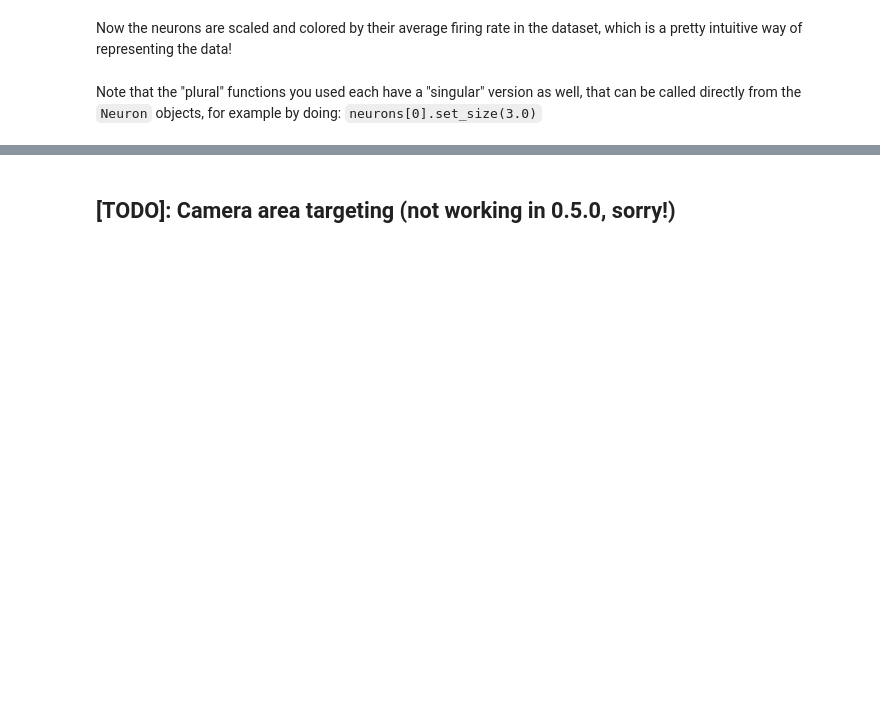
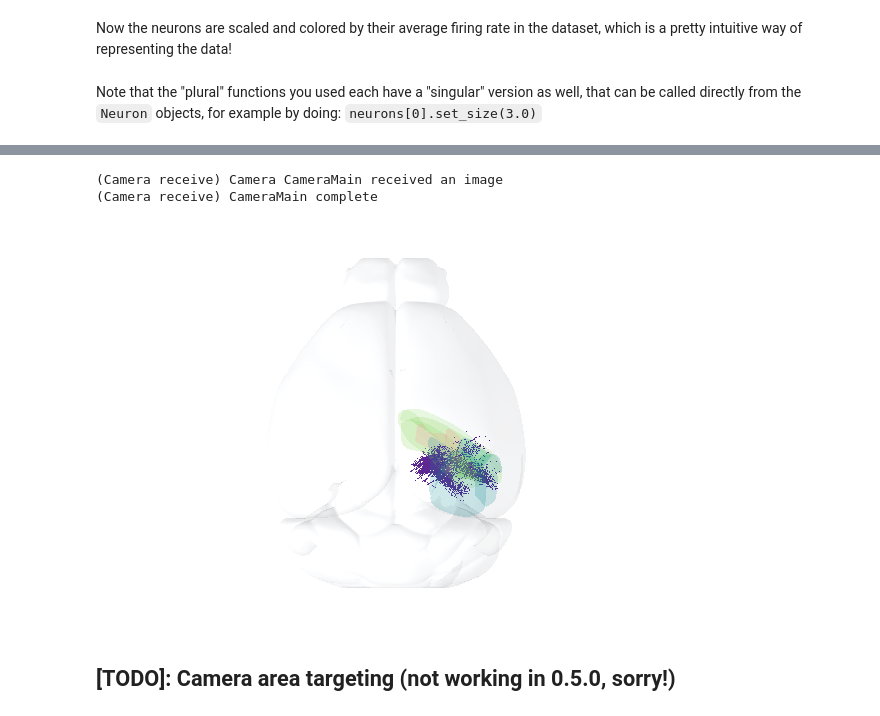
Before and after one commit to VirtualBrainLab/urchin-examples, a Jupyter notebook: basics/neurons_particles.ipynb, the cells around one changed output, grey strips where cells are left out. Cells and saved outputs as stored; diff of their text form; code cells hidden in the pictures; blank space fills up the shorter version.

```diff
--- a/basics/neurons_particles.ipynb
+++ b/basics/neurons_particles.ipynb
@@ -153,3 +156,11 @@ Note that the "plural" functions you used each have a "singular" version as well
+# %%
+urchin.particles.set_material('circle')
+# %%
+await urchin.camera.main.screenshot(size=[600,400])
+# %% [output]
+(Camera receive) Camera CameraMain received an image
+(Camera receive) CameraMain complete
+[figure, added]
 # %% [markdown]
 ## [TODO]: Camera area targeting (not working in 0.5.0, sorry!)
 # %%
```
Also changed, not shown: parts of 8 cells of this notebook.
